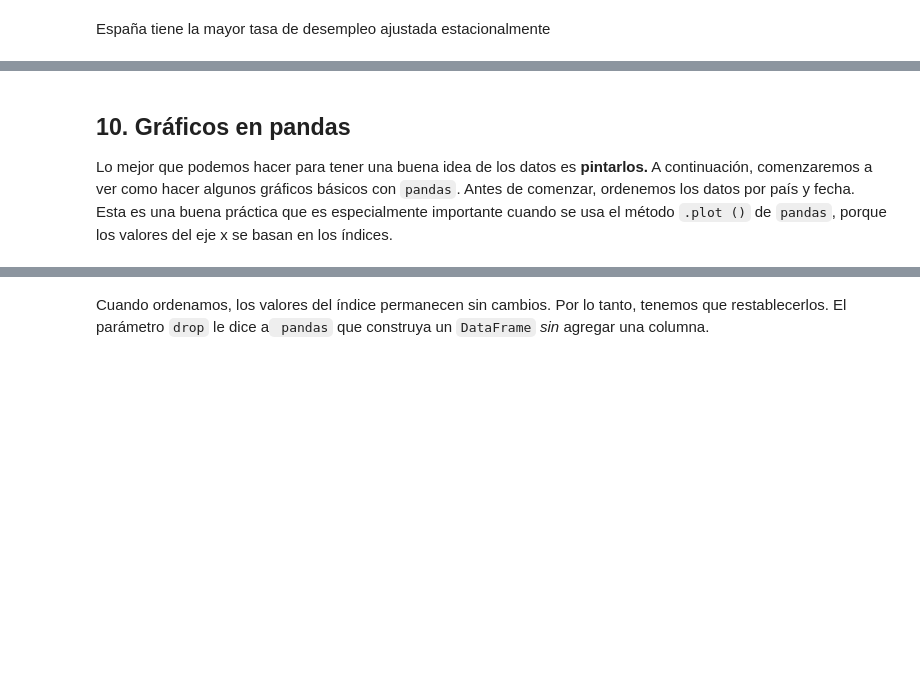
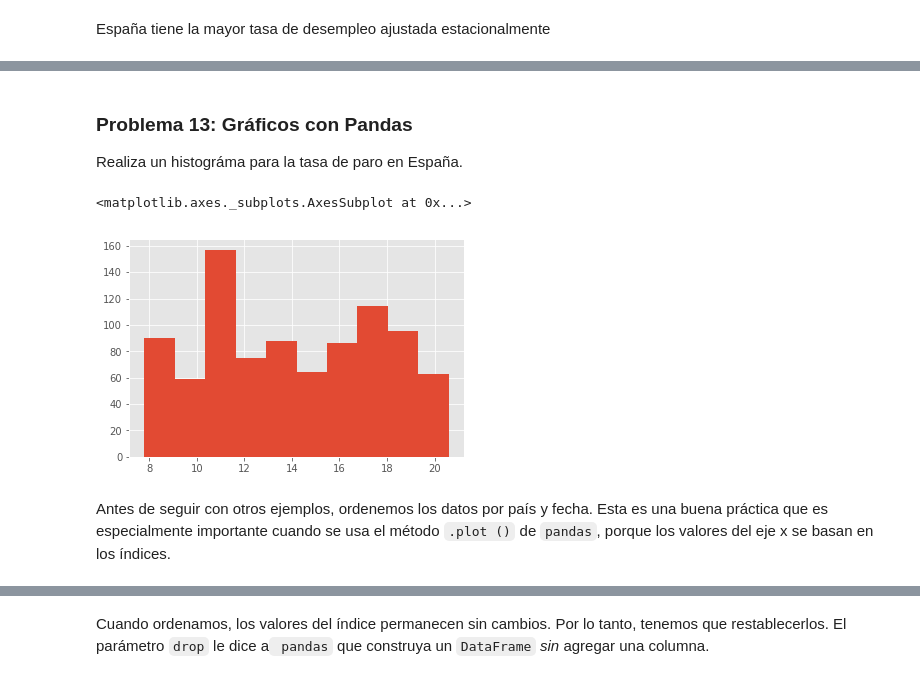
Before and after one commit to PGM-Lab/pythoncourse-I, a Jupyter notebook: sesion5/pythoncourses-sesion5-with-answers.ipynb, the cells around one changed output, grey strips where cells are left out. Drawn from its saved outputs; the diff is of its cells as text; code cells hidden in the pictures; blank space fills up the shorter version.

```diff
--- a/sesion5/pythoncourses-sesion5-with-answers.ipynb
+++ b/sesion5/pythoncourses-sesion5-with-answers.ipynb
@@ -997,7 +1008,14 @@ España tiene la mayor tasa de desempleo ajustada estacionalmente
+# %% [markdown]
+### Problema 13: Gráficos con Pandas
+
+Realiza un histográma para la tasa de paro en España.
+# %%
+unemployment[unemployment['country']=='es']['unemployment_rate'].hist()
+# %% [output]
+<matplotlib.axes._subplots.AxesSubplot at 0x...>
+[figure, added]
 # %% [markdown]
-## 10. Gráficos en pandas <a id="section10"/>
-
-Lo mejor que podemos hacer para tener una buena idea de los datos es **pintarlos.** A continuación, comenzaremos a ver como hacer algunos gráficos básicos con `pandas`. Antes de comenzar, ordenemos los datos por país y fecha. Esta es una buena práctica que es especialmente importante cuando se usa el método `.plot ()` de `pandas`, porque los valores del eje x se basan en los índices.
+Antes de seguir con otros ejemplos, ordenemos los datos por país y fecha. Esta es una buena práctica que es especialmente importante cuando se usa el método `.plot ()` de `pandas`, porque los valores del eje x se basan en los índices.
 # %%
 unemployment.sort_values(['name_en', 'year_month'], inplace=True)
 unemployment.head()
```
Also changed, not shown: parts of 7 cells of this notebook.
